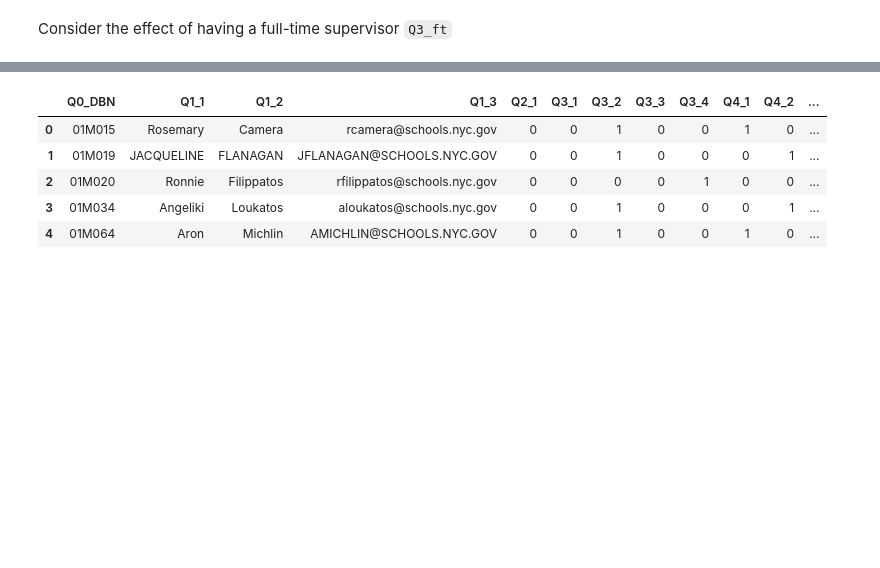
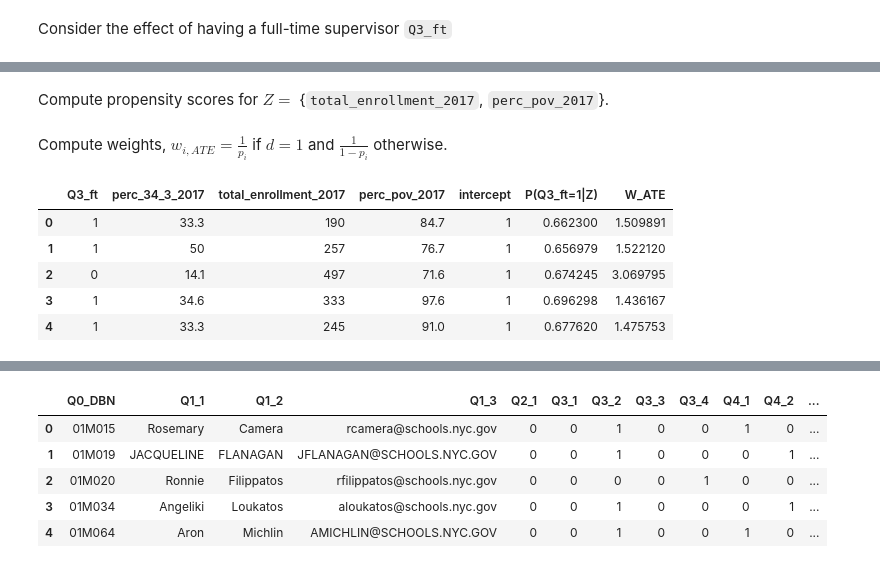
Before and after one commit to Ecboxer/art_education, a Jupyter notebook: merged.ipynb, the cells around one changed output, grey strips where cells are left out. Cells and saved outputs as stored; diff of their text form; code cells hidden in the pictures; blank space fills up the shorter version.

```diff
--- a/merged.ipynb
+++ b/merged.ipynb
@@ -323,0 +316,3 @@ X[X == 's']
+# %%
+X = X.drop(273)
+Y = Y.drop(273)
@@ -324,4 +327,6 @@ X[X == 's']
 # %%
-model = OLS(Y, X.astype(float))
-#results = model.fit()
+X['intercept'] = 1
+model = OLS(Y.astype(float), X.astype(float))
+results = model.fit()
+results.summary()
 # %% [output]
@@ -328,0 +357,19 @@ ValueError: could not convert string to float: 's'
+# %% [markdown]
+Compute propensity scores for $Z = $ {`total_enrollment_2017`, `perc_pov_2017`}.
+# %%
+propensity_model = LogisticRegression(C=1e12)
+propensity_model = propensity_model.fit(X[['total_enrollment_2017', 'perc_pov_2017']], X['Q3_ft'])
+X['P(Q3_ft=1|Z)'] = propensity_model.predict_proba(X[['total_enrollment_2017', 'perc_pov_2017']])[:,1]
+# %% [markdown]
+Compute weights, $w_{i,ATE} = \frac{1}{p_i}$ if $d = 1$ and $\frac{1}{1-p_i}$ otherwise.
+# %%
+X['W_ATE'] = (X['Q3_ft'] == 1) * 1. / X['P(Q3_ft=1|Z)'] + (X['Q3_ft'] == 0) * 1. / (1. - X['P(Q3_ft=1|Z)'])
+# %%
+X.head()
+# %% [output]
+|  | Q3_ft | perc_34_3_2017 | total_enrollment_2017 | perc_pov_2017 | intercept | P(Q3_ft=1|Z) | W_ATE |
+| 0 | 1 | 33.3 | 190 | 84.7 | 1 | 0.662300 | 1.509891 |
+| 1 | 1 | 50 | 257 | 76.7 | 1 | 0.656979 | 1.522120 |
+| 2 | 0 | 14.1 | 497 | 71.6 | 1 | 0.674245 | 3.069795 |
+| 3 | 1 | 34.6 | 333 | 97.6 | 1 | 0.696298 | 1.436167 |
+| 4 | 1 | 33.3 | 245 | 91.0 | 1 | 0.677620 | 1.475753 |
```
Also changed, not shown: parts of 9 cells of this notebook, 1 other file.
